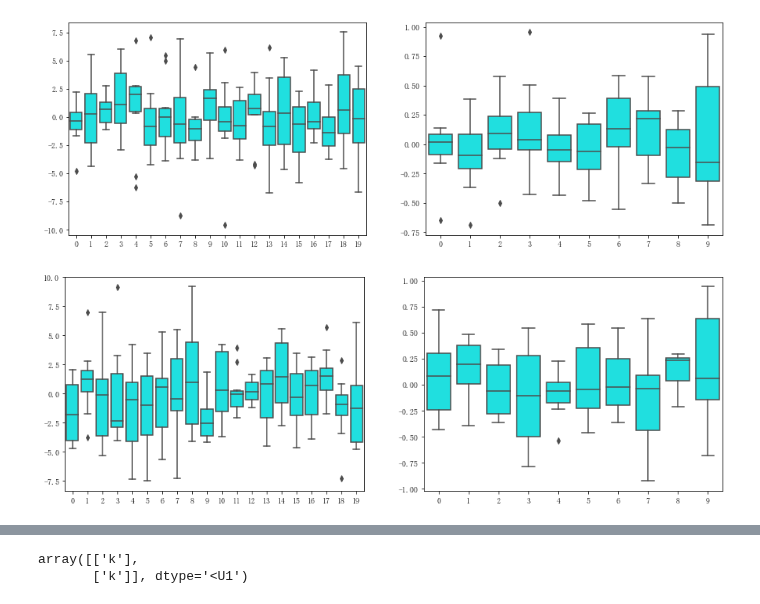
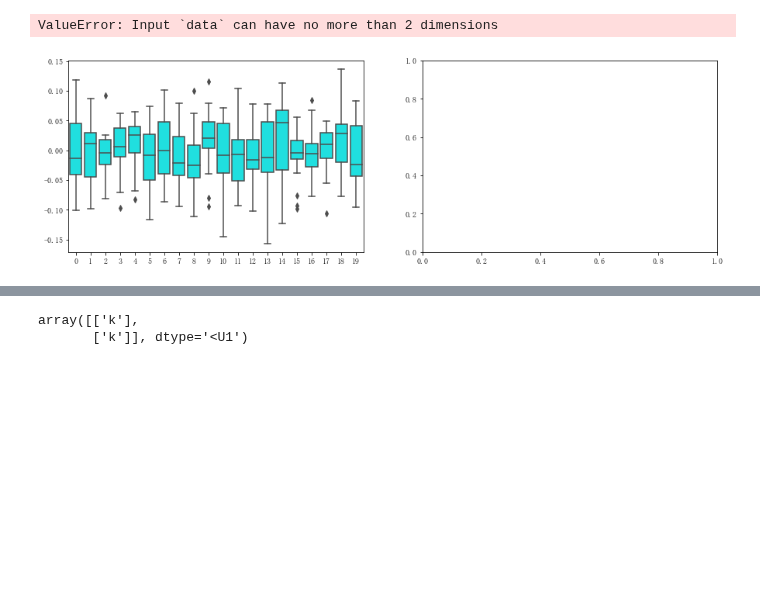
Before and after one commit to lernanto/sincomp, a Jupyter notebook: scripts/zhongguoyuyan/test_predictor.ipynb, the cells around one changed output, grey strips where cells are left out. Cells and saved outputs as stored; diff of their text form; code cells hidden in the pictures; blank space fills up the shorter version.

```diff
--- a/scripts/zhongguoyuyan/test_predictor.ipynb
+++ b/scripts/zhongguoyuyan/test_predictor.ipynb
@@ -64,8 +95,7 @@ dp = predictor.DialectPredictor(
 # %%
-batch_size = 100
 dataset = tf.data.Dataset.from_tensor_slices(data[['oid', 'iid', 'initial']].values).map(lambda x: (x[:2], x[2:]))
-train_dataset = dataset.skip(1000).batch(batch_size)
-test_dataset = dataset.take(1000).batch(batch_size)
+train_dataset = dataset.skip(1000)
+test_dataset = dataset.take(1000)
 # %%
 output_prefix = os.path.join(
     'tensorboard',
@@ -85,33 +115,35 @@ checkpoint = tf.train.Checkpoint(
     step=tf.Variable(0),
     dialect_emb=dp.dialect_emb,
     char_emb=dp.char_emb,
-    res_weights1=dp.res_weights1,
-    res_weights2=dp.res_weights2,
-    output_embs=dp.output_embs,
+    trans_weights=dp.trans_weights,
+    att_weighst=dp.att_weights,
+    target_embs=dp.target_embs,
+    target_biases=dp.target_biases,
     optimizer=dp.optimizer
 )
 manager = tf.train.CheckpointManager(checkpoint, os.path.join(output_prefix, 'checkpoints'), max_to_keep=1000)
 # %%
-epochs = 10
+epochs = 20
+batch_size = 100
 
 checkpoint.restore(manager.latest_checkpoint)
 
-for epoch in range(checkpoint.step.numpy(), epochs):
-    for inputs, targets in train_dataset:
+while checkpoint.step < epochs:
+    for inputs, targets in train_dataset.shuffle(10000).batch(batch_size):
         l, target_ids, pred_ids = dp.update(inputs, targets)
         loss.update_state(l)
         acc.update_state(target_ids, pred_ids)
 
-    for inputs, targets in test_dataset:
+    for inputs, targets in test_dataset.batch(batch_size):
         l, target_ids, pred_ids = dp.loss(inputs, targets)
         eval_loss.update_state(l)
-        eval_acc.update_state(target_ids, pred_ids)
+        eval_acc.update_state(target_ids, pred_ids, target_ids < tf.cast(tf.stack([t.shape[0] for t in dp.targets]), tf.int64))
 
     with summary_writer.as_default():
-            tf.summary.scalar('loss', loss.result(), step=epoch)
-            tf.summary.scalar('acc', acc.result(), step=epoch)
-            tf.summary.scalar('eval_loss', eval_loss.result(), step=epoch)
-            tf.summary.scalar('eval_acc', eval_acc.result(), step=epoch)
+            tf.summary.scalar('loss', loss.result(), step=tf.cast(checkpoint.step, tf.int64))
+            tf.summary.scalar('acc', acc.result(), step=tf.cast(checkpoint.step, tf.int64))
+            tf.summary.scalar('eval_loss', eval_loss.result(), step=tf.cast(checkpoint.step, tf.int64))
+            tf.summary.scalar('eval_acc', eval_acc.result(), step=tf.cast(checkpoint.step, tf.int64))
 
     loss.reset_states()
     acc.reset_states()
@@ -212,13 +247,16 @@ plt.show()
 # %%
-for w1, w2 in zip(dp.res_weights1, dp.res_weights2):
-    fig, (ax1, ax2) = plt.subplots(1, 2)
-    fig.set_size_inches(15, 5)
-    sns.boxplot(data=w1.numpy().T, color='cyan', ax=ax1)
-    sns.boxplot(data=w2.numpy(), color='cyan', ax=ax2)
+for aw, tw in zip(dp.att_weights, dp.trans_weights):
+    plt.figure(figsize=(15, 10))
+    plt.subplot(2, 2, 1)
+    sns.boxplot(data=aw.numpy().T, color='cyan')
+    plt.subplot(2, 2, 2)
+    sns.boxplot(data=tw.numpy(), color='cyan')
+    plt.subplot(2, 2, 3)
+    sns.boxplot(data=tw.numpy().T, color='cyan')
     plt.show()
 # %% [output]
+ValueError: Input `data` can have no more than 2 dimensions
-[figure, old version]
+[figure, new version]
-[figure, removed]
 # %%
 input_dialect_emb = dp.get_dialect_emb(data['oid'])
 emb = dp.get_char_emb(data['iid'])
```
Also changed, not shown: parts of 19 cells of this notebook, 1 other file.
